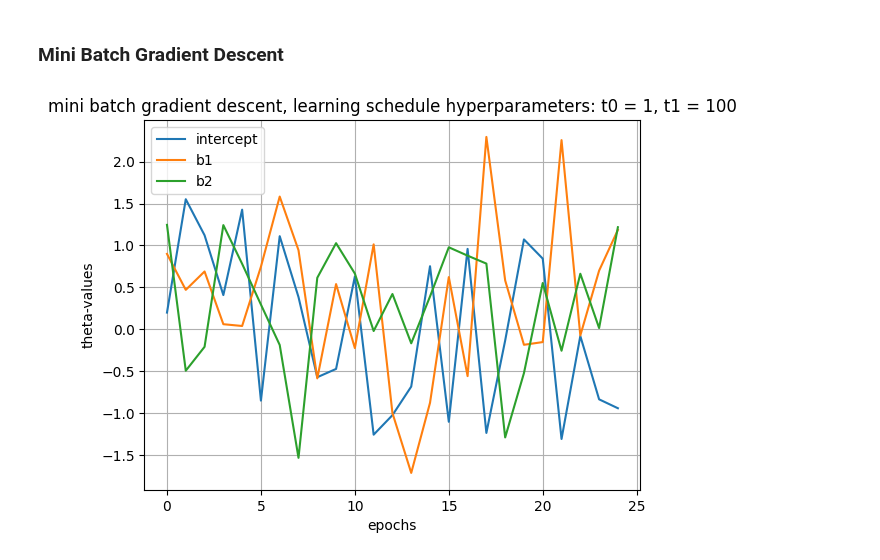
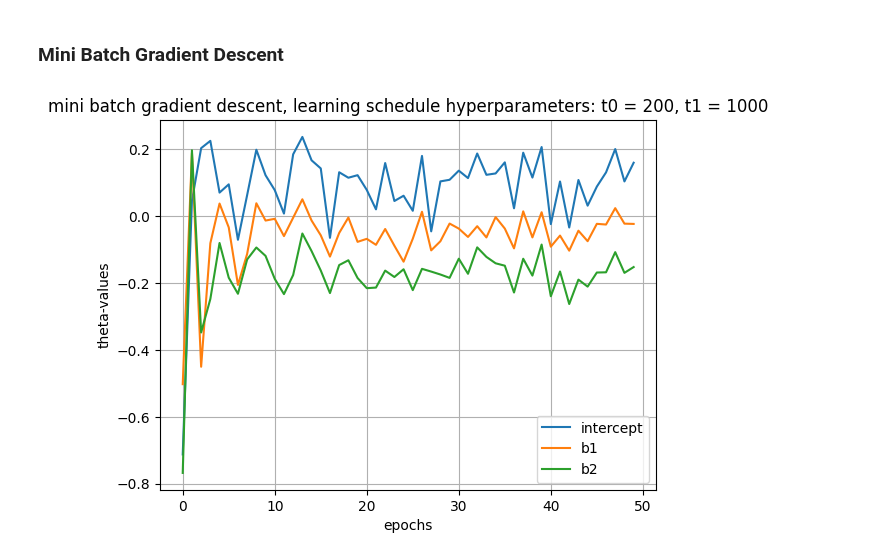
Before and after one commit to Theodor-Helje/machine-learning-Theodor-Helje, a Jupyter notebook: exercises/exercises_02.ipynb, the cells around one changed output. Cells and saved outputs as stored; diff of their text form; code cells hidden in the pictures.

Commit message:
implemented mini batch gradient descent

```diff
--- a/exercises/exercises_02.ipynb
+++ b/exercises/exercises_02.ipynb
@@ -114,12 +114,15 @@ plot_training(x_range=range(1, 500, 25),
 # %% [markdown]
 ### Mini Batch Gradient Descent
 # %%
-def mini_batch_gradient_descent(X, y, epochs=25, learning_schedule_params=(5, 50), mini_batch_size=32):
+from math import ceil
+
+def mini_batch_gradient_descent(X, y, epochs=25, learning_schedule_params=(200, 10000), mini_batch_size=32):
     def rate_schedule(t):
         return learning_schedule_params[0] / (t + learning_schedule_params[1])
 
     t = 0
     m = len(X)
+    batches_per_epoch = ceil(m / mini_batch_size)
     theta = np.random.randn(X.shape[1], 1)
 
     for epoch in range(epochs):
@@ -127,20 +130,20 @@ def mini_batch_gradient_descent(X, y, epochs=25, learning_schedule_params=(5, 50
         X_Batch = X[random_permutation]
         y_Batch = y[random_permutation]
 
-        for i in range(0, m, mini_batch_size):
+        for i in range(0, batches_per_epoch):
+            idx = i * mini_batch_size
             t += 1
-            X_i = X_Batch[i:i + mini_batch_size]
-            y_i = y_Batch[i:i + mini_batch_size]
+            X_i = X_Batch[idx:idx + mini_batch_size]
+            y_i = y_Batch[idx:idx + mini_batch_size]
 
             gradients = np.divide(2, len(X_i)) * (X_i.T @ (X_i @ theta - y_i))
-            #eta = rate_schedule(epoch * mini_batch_size + t)
-            eta = rate_schedule(t)
+            eta = rate_schedule(epoch * batches_per_epoch + i)
+            theta -= eta * gradients
 
-            theta -= eta * gradients
     return theta
 # %%
-plot_training(x_range=range(25),
-              learning_history=np.array([mini_batch_gradient_descent(X=uniform_ones, y=normal, epochs=i, learning_schedule_params=(1, 100)) for i in range(25)]).squeeze(axis=2),
-              title="mini batch gradient descent, learning schedule hyperparameters: t0 = 1, t1 = 100")
+plot_training(x_range=range(50),
+              learning_history=np.array([mini_batch_gradient_descent(X=uniform_ones, y=normal, epochs=i, learning_schedule_params=(200, 1000)) for i in range(50)]).squeeze(axis=2),
+              title="mini batch gradient descent, learning schedule hyperparameters: t0 = 200, t1 = 1000")
 # %% [output]
-[figure, old version]
+[figure, new version]
```
Also changed, not shown: parts of 1 cell of this notebook.
